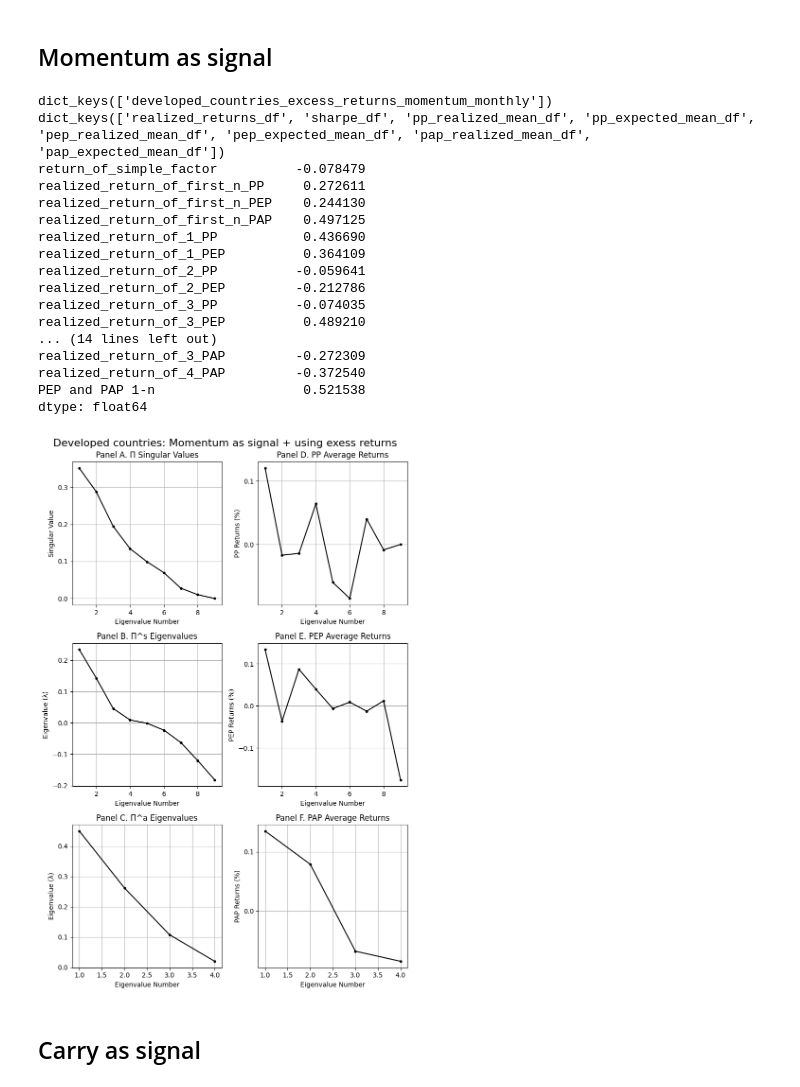
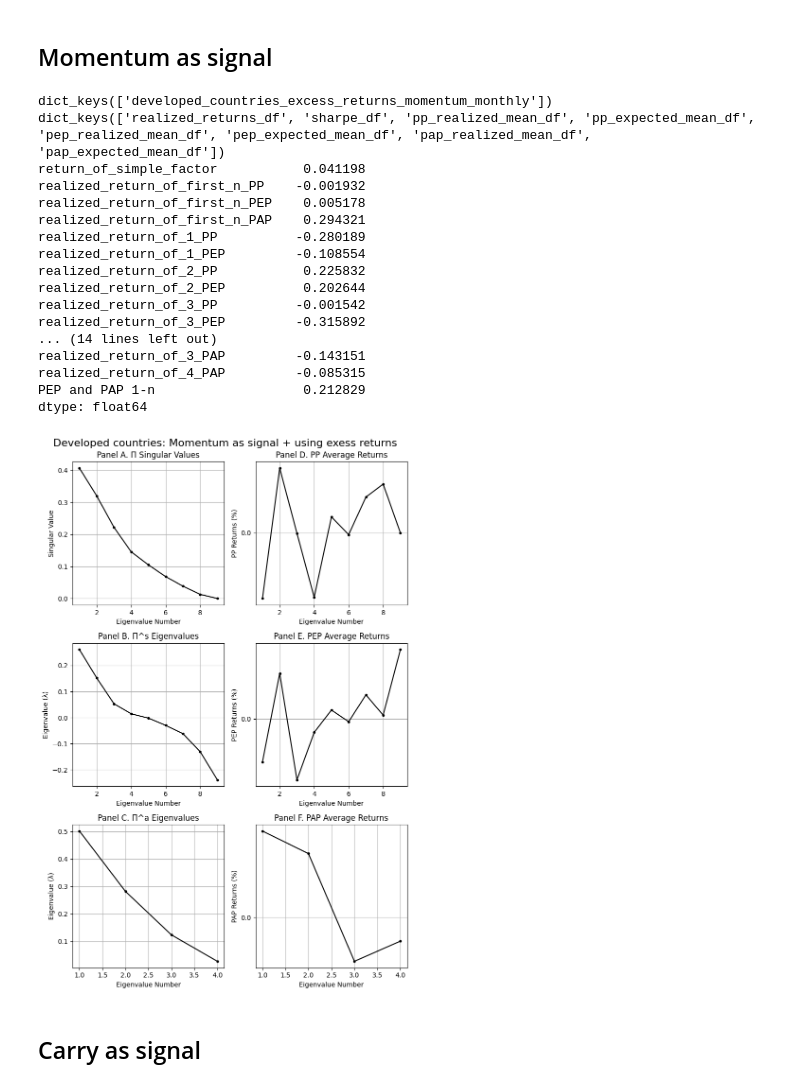
Before and after one commit to aminizadyar/Principal-Portfolios, a Jupyter notebook: PP_single_currency.ipynb, the cells around one changed output. Saved outputs shown, nothing was run; the diff lists cells and outputs as text; code cells hidden in the pictures.

```diff
--- a/PP_single_currency.ipynb
+++ b/PP_single_currency.ipynb
@@ -24,54 +24,54 @@ developed_countries_simple_return_monthly = utils.calculate_log_FX_excess_return
 # %%
 starting_year_to_filter = 1996
 end_year_to_filter = 2024
-number_of_lookback_periods = 120
+number_of_lookback_periods = 90
 number_of_PPs_to_consider = 2
 number_of_PEPs_to_consider = 2
 number_of_PAPs_to_consider = 2
 output_dict_momentum = {}
 
 developed_countries_excess_return_monthly = utils.calculate_log_FX_excess_returns(developed_countries_spot_monthly,developed_countries_futures_monthly)
 # using past month's momentum as the signal
 signal_df = utils.build_signal_df_for_1month_momentum(developed_countries_excess_return_monthly)
 portfolios_key = "developed_countries_excess_returns_momentum_monthly"
 output_dict_momentum[portfolios_key] = pp.build_PP(developed_countries_excess_return_monthly,signal_df,
                                                                    number_of_lookback_periods,starting_year_to_filter,end_year_to_filter,
                                                                    factor_data_monthly=None, number_of_PPs_to_consider=number_of_PPs_to_consider,
                                                                    number_of_PEPs_to_consider=number_of_PEPs_to_consider,
                                                                    number_of_PAPs_to_consider= number_of_PAPs_to_consider)
 
 # I calculate the results for all datasets. the results are stored in this dictionay.
 print(output_dict_momentum.keys())
 '''
 Every value of this dictionary is itself another dictionary.
 For instance the key 'sharpe_df' can be used to access the sharp values of this set of results.
 '''
 print(output_dict_momentum[portfolios_key].keys())
 print(output_dict_momentum[portfolios_key]["sharpe_df"])
 
 number_of_portfolios = developed_countries_excess_return_monthly.shape[1]
 title = 'Developed countries: Momentum as signal + using exess returns'
 
 pp.singular_values_vs_realized_returns_graph(output_dict_momentum, portfolios_key, number_of_portfolios, title)
 # %% [output]
 dict_keys(['developed_countries_excess_returns_momentum_monthly'])
 dict_keys(['realized_returns_df', 'sharpe_df', 'pp_realized_mean_df', 'pp_expected_mean_df', 'pep_realized_mean_df', 'pep_expected_mean_df', 'pap_realized_mean_df', 'pap_expected_mean_df'])
-return_of_simple_factor          -0.078479
-realized_return_of_first_n_PP     0.272611
-realized_return_of_first_n_PEP    0.244130
-realized_return_of_first_n_PAP    0.497125
-realized_return_of_1_PP           0.436690
-realized_return_of_1_PEP          0.364109
-realized_return_of_2_PP          -0.059641
-realized_return_of_2_PEP         -0.212786
-realized_return_of_3_PP          -0.074035
-realized_return_of_3_PEP          0.489210
+return_of_simple_factor           0.041198
+realized_return_of_first_n_PP    -0.001932
+realized_return_of_first_n_PEP    0.005178
+realized_return_of_first_n_PAP    0.294321
+realized_return_of_1_PP          -0.280189
+realized_return_of_1_PEP         -0.108554
+realized_return_of_2_PP           0.225832
+realized_return_of_2_PEP          0.202644
+realized_return_of_3_PP          -0.001542
+realized_return_of_3_PEP         -0.315892
 ... (14 lines left out)
-realized_return_of_3_PAP         -0.272309
-realized_return_of_4_PAP         -0.372540
-PEP and PAP 1-n                   0.521538
+realized_return_of_3_PAP         -0.143151
+realized_return_of_4_PAP         -0.085315
+PEP and PAP 1-n                   0.212829
 dtype: float64
-[figure, old version]
+[figure, new version]
 # %% [markdown]
 ## Carry as signal
 # %%
```
Also changed, not shown: parts of 3 cells of this notebook, 2 other files.
